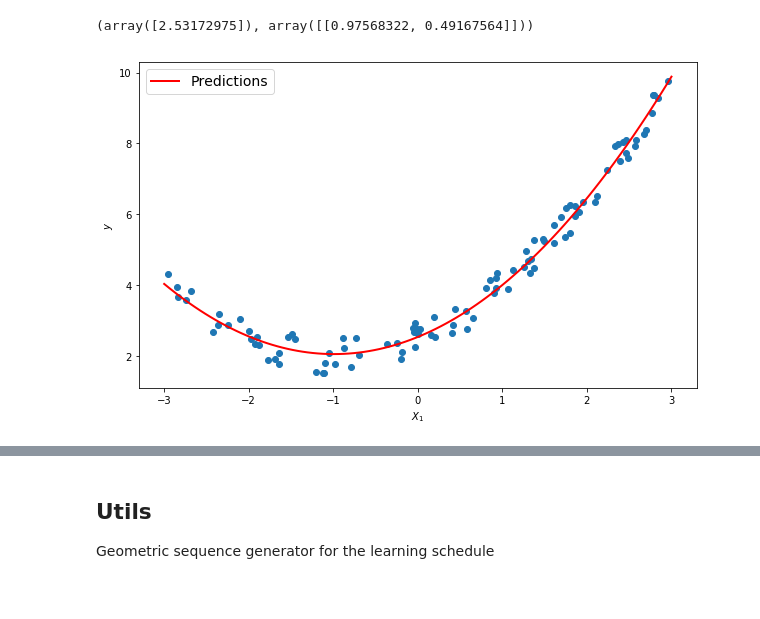
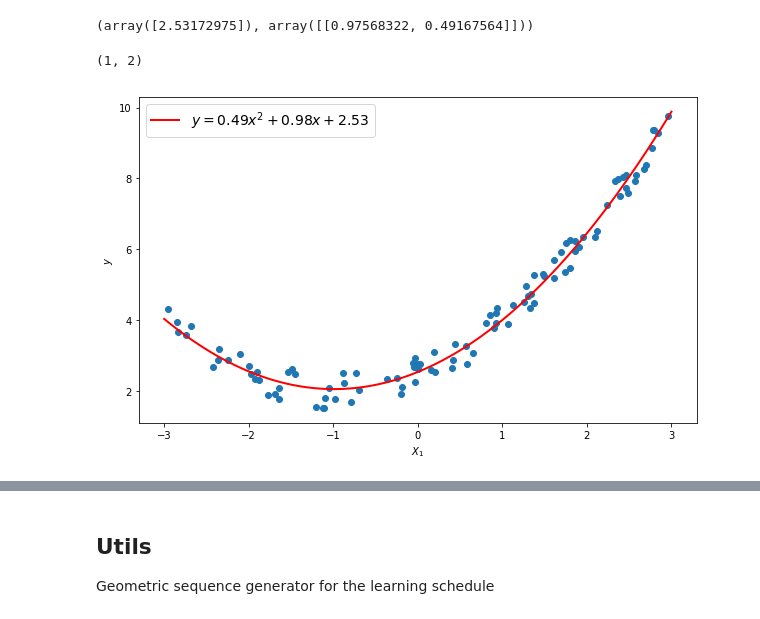
Before and after one commit to Ohtar10/ml-python, a Jupyter notebook: ch04/Training Models.ipynb, the cells around one changed output, grey strips where cells are left out. Drawn from its saved outputs; the diff is of its cells as text; code cells hidden in the pictures.

Commit message:
Make improvements on Mini Batch GD and continue polynomial excercise

```diff
--- a/ch04/Training Models.ipynb
+++ b/ch04/Training Models.ipynb
@@ -460,20 +463,29 @@ lin_reg.fit(X_poly, y)
 lin_reg.intercept_,lin_reg.coef_
 # %% [output]
 (array([2.53172975]), array([[0.97568322, 0.49167564]]))
+# %%
+lin_reg.coef_.shape
+# %% [output]
+(1, 2)
 # %%
-predictions = lin_reg.predict(X_poly)
+def plot_polynomial_regression(X, y, model):
+    min_x = round(X.min())
+    max_x = round(X.max())
+    X_new=np.linspace(min_x, max_x, X.shape[0]).reshape(X.shape[0], 1)
+    X_new_poly = poly_features.transform(X_new)
+    y_new = model.predict(X_new_poly)
+    intercept = model.intercept_[0]
+    coef = model.coef_[0]
 
-X_new=np.linspace(-3, 3, 100).reshape(100, 1)
-X_new_poly = poly_features.transform(X_new)
-y_new = lin_reg.predict(X_new_poly)
-
-plt.figure(figsize=(10, 6))
-plt.scatter(X, y)
-plt.xlabel("$X_1$")
-plt.ylabel("$y$")
-plt.plot(X_new, y_new, "r-", linewidth=2, label="Predictions")
-plt.legend(loc='upper left', fontsize=14)
-plt.show()
+    plt.figure(figsize=(10, 6))
+    plt.scatter(X, y)
+    plt.xlabel("$X_1$")
+    plt.ylabel("$y$")
+    plt.plot(X_new, y_new, "r-", linewidth=2, label=r"$y={:.2f}x^2+{:.2f}x+{:.2f}$".format(coef[1], coef[0], intercept))
+    plt.legend(loc='upper left', fontsize=14)
+    plt.show()
-# %% [output]
-[figure, removed]
+# %%
+plot_polynomial_regression(X, y, lin_reg)
+# %% [output]
+[figure, added]
 # %% [markdown]
```
Also changed, not shown: parts of 14 cells of this notebook.
